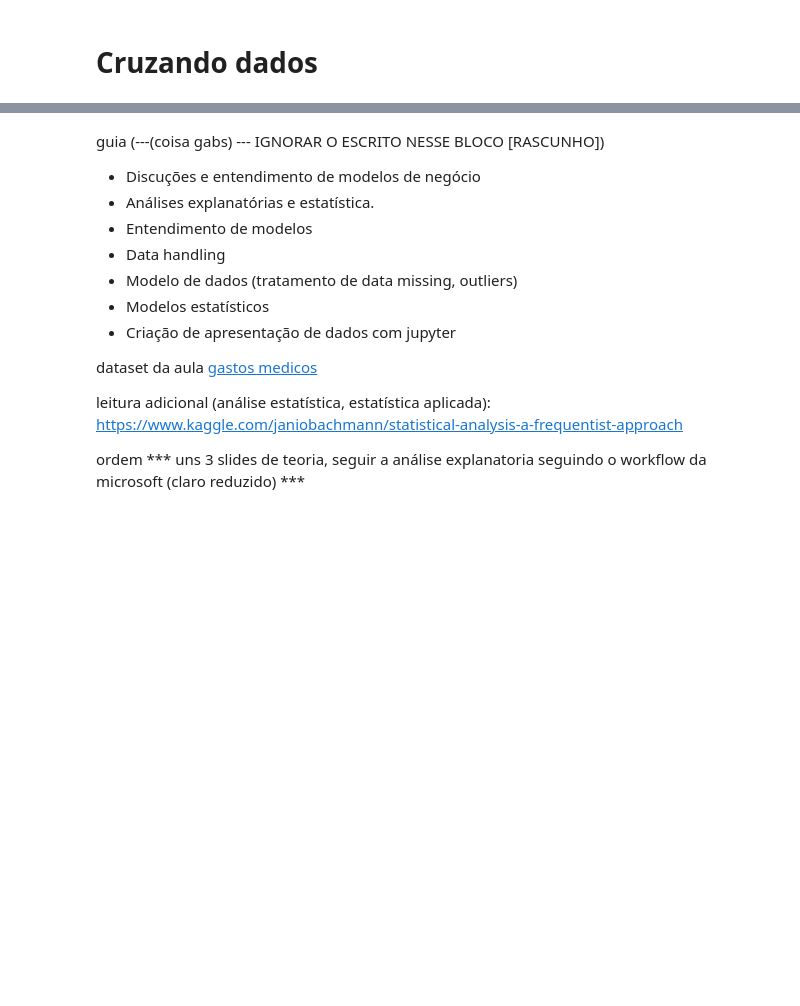
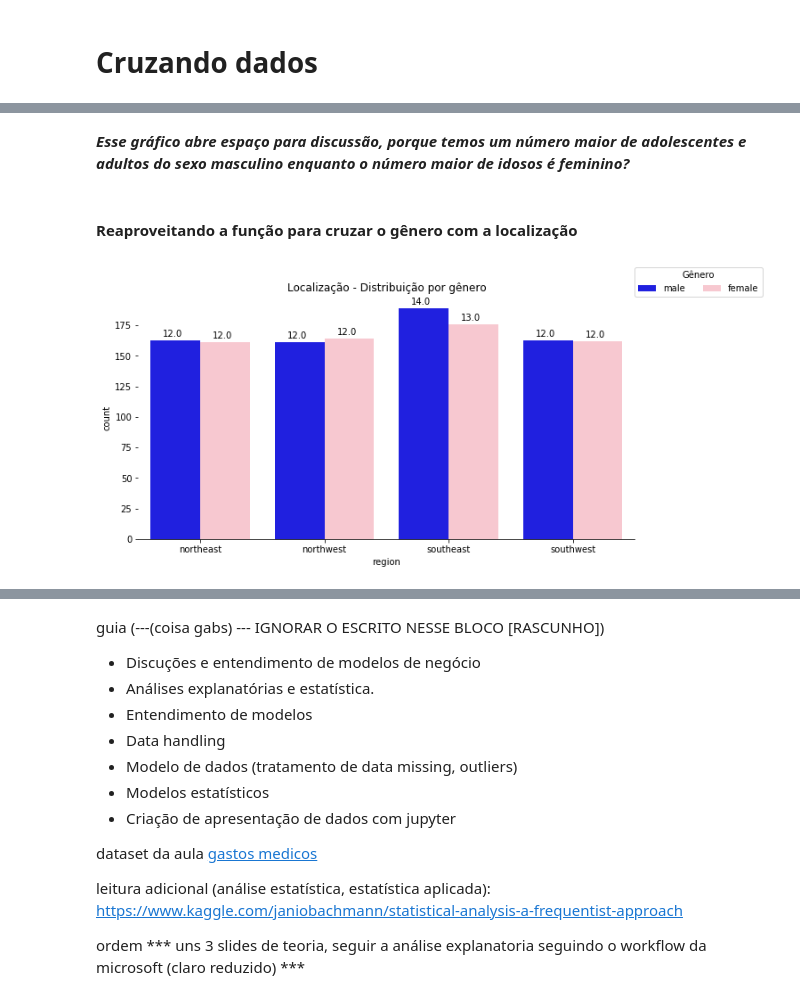
Before and after one commit to araramakerspace/CursoDataScience, a Jupyter notebook: Aula2/Aula3- Analise explanatoria.ipynb, the cells around one changed output, grey strips where cells are left out. Saved outputs shown, nothing was run; the diff lists cells and outputs as text; code cells hidden in the pictures; blank space fills up the shorter version.

```diff
--- a/Aula2/Aula3- Analise explanatoria.ipynb
+++ b/Aula2/Aula3- Analise explanatoria.ipynb
@@ -280,0 +285,8 @@ plt.show()
+# %% [markdown]
+***Esse gráfico abre espaço para discussão, porque temos um número maior de adolescentes e adultos do sexo masculino enquanto o número maior de idosos é feminino?***
+# %% [markdown]
+#### Reaproveitando a função para cruzar o gênero com a localização
+# %%
+distr_genero('region','Localização -')
+# %% [output]
+[figure, added]
```
Also changed, not shown: parts of 8 cells of this notebook.
